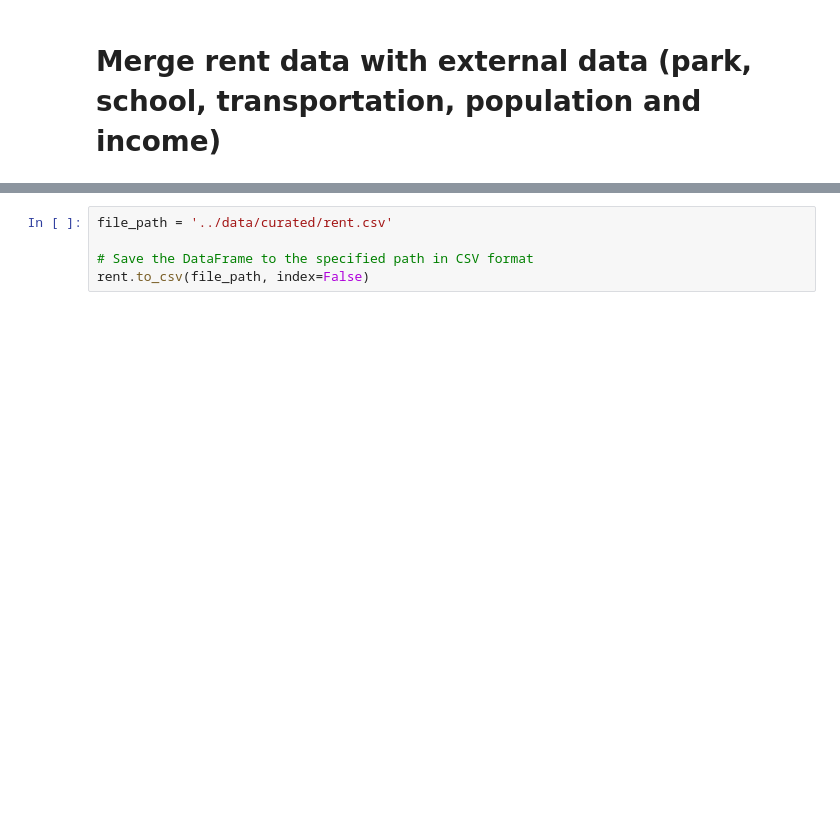
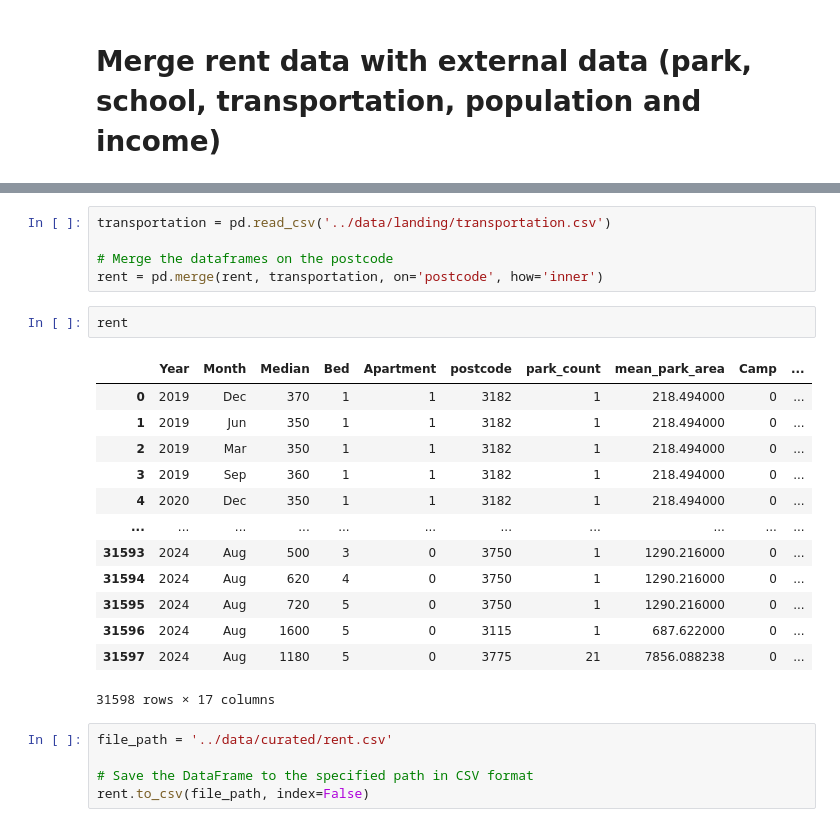
Before and after one commit to MAST30034-AppliedDataScience/project-2-group-real-estate-industry-project-16, a Jupyter notebook: notebooks/preprocess_final_rent.ipynb, the cells around one changed output, grey strips where cells are left out. Cells and saved outputs as stored; diff of their text form; blank space fills up the shorter version.

```diff
--- a/notebooks/preprocess_final_rent.ipynb
+++ b/notebooks/preprocess_final_rent.ipynb
@@ -138,3 +167,24 @@ rent = pd.merge(rent, park, on='postcode', how='inner')
+# %%
+transportation = pd.read_csv('../data/landing/transportation.csv')
+
+# Merge the dataframes on the postcode
+rent = pd.merge(rent, transportation, on='postcode', how='inner')
+# %%
+rent
+# %% [output]
+|  | Year | Month | Median | Bed | Apartment | postcode | park_count | mean_park_area | Camp | ... |
+| 0 | 2019 | Dec | 370 | 1 | 1 | 3182 | 1 | 218.494000 | 0 | ... |
+| 1 | 2019 | Jun | 350 | 1 | 1 | 3182 | 1 | 218.494000 | 0 | ... |
+| 2 | 2019 | Mar | 350 | 1 | 1 | 3182 | 1 | 218.494000 | 0 | ... |
+| 3 | 2019 | Sep | 360 | 1 | 1 | 3182 | 1 | 218.494000 | 0 | ... |
+| 4 | 2020 | Dec | 350 | 1 | 1 | 3182 | 1 | 218.494000 | 0 | ... |
+| ... | ... | ... | ... | ... | ... | ... | ... | ... | ... | ... |
+| 31593 | 2024 | Aug | 500 | 3 | 0 | 3750 | 1 | 1290.216000 | 0 | ... |
+| 31594 | 2024 | Aug | 620 | 4 | 0 | 3750 | 1 | 1290.216000 | 0 | ... |
+| 31595 | 2024 | Aug | 720 | 5 | 0 | 3750 | 1 | 1290.216000 | 0 | ... |
+| 31596 | 2024 | Aug | 1600 | 5 | 0 | 3115 | 1 | 687.622000 | 0 | ... |
+| 31597 | 2024 | Aug | 1180 | 5 | 0 | 3775 | 21 | 7856.088238 | 0 | ... |
+31598 rows × 17 columns
 # %%
 file_path = '../data/curated/rent.csv'
 
```
Also changed, not shown: parts of 2 cells of this notebook.
